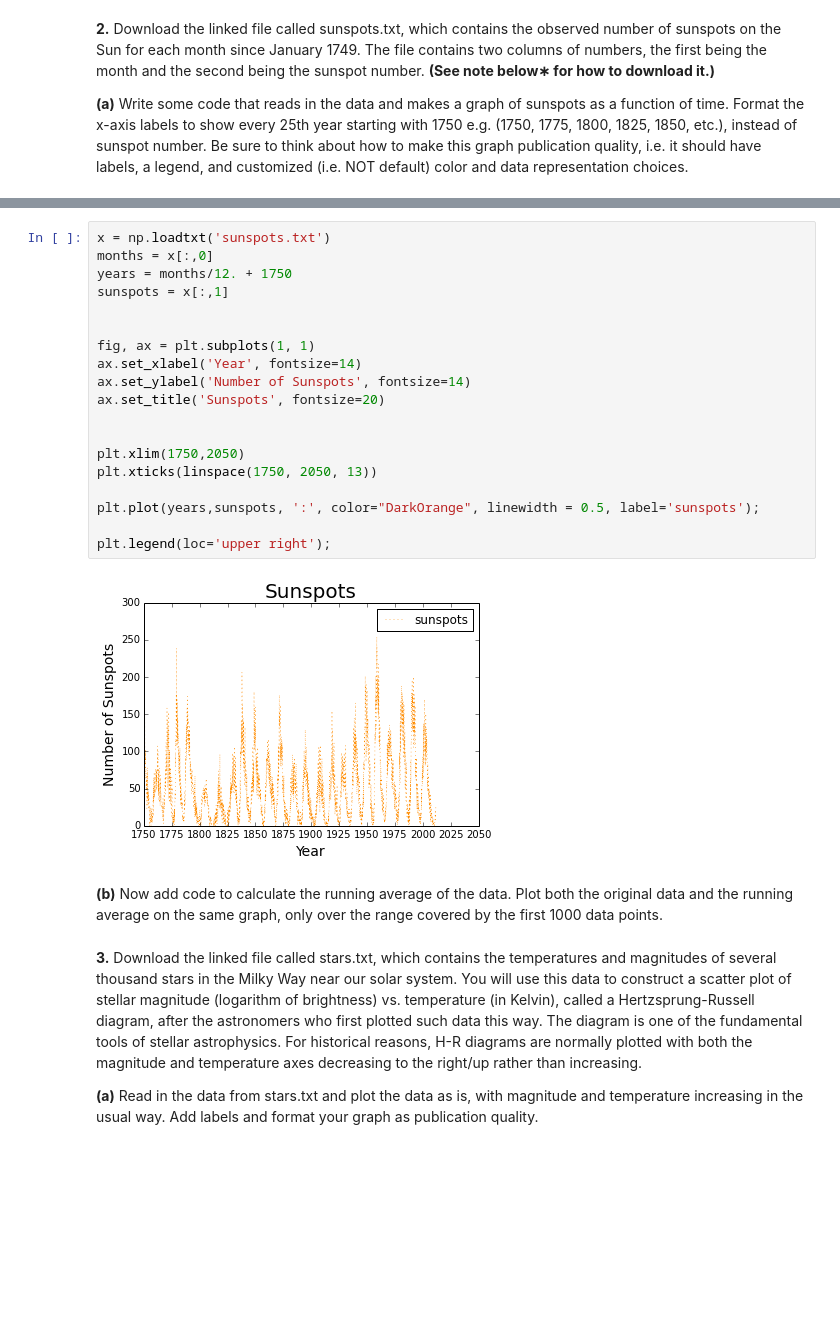
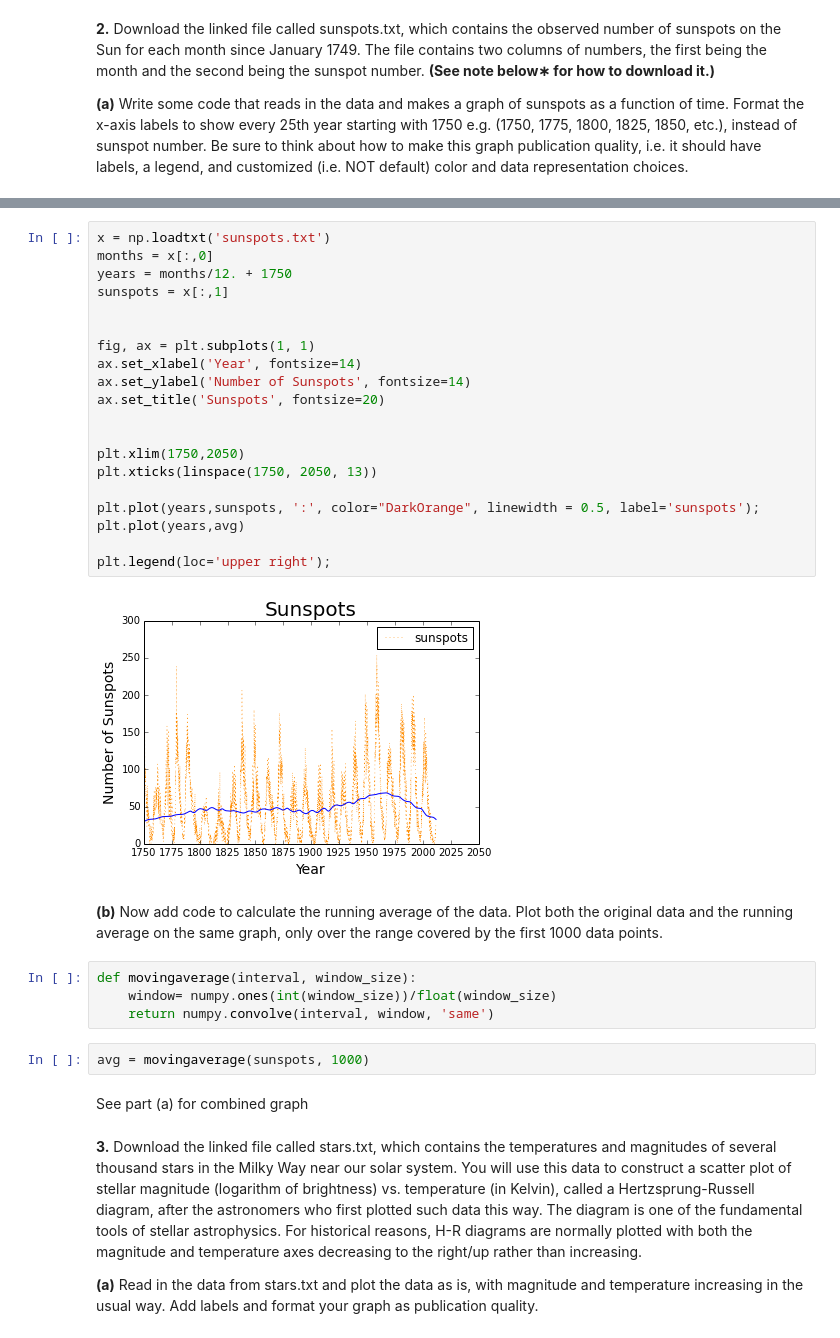
Before and after one commit to slewis06/PHYS202-S14, a Jupyter notebook: Graphics/GraphicsExercises.ipynb, the cells around one changed output, grey strips where cells are left out. Cells and saved outputs as stored; diff of their text form; blank space fills up the shorter version.

```diff
--- a/Graphics/GraphicsExercises.ipynb
+++ b/Graphics/GraphicsExercises.ipynb
@@ -58,26 +72,35 @@ plt.show()
 # %%
 x = np.loadtxt('sunspots.txt')
 months = x[:,0]
 years = months/12. + 1750
 sunspots = x[:,1]
 
 
 fig, ax = plt.subplots(1, 1)
 ax.set_xlabel('Year', fontsize=14)
 ax.set_ylabel('Number of Sunspots', fontsize=14)
 ax.set_title('Sunspots', fontsize=20)
 
 
 plt.xlim(1750,2050)
 plt.xticks(linspace(1750, 2050, 13))
 
 plt.plot(years,sunspots, ':', color="DarkOrange", linewidth = 0.5, label='sunspots');
+plt.plot(years,avg)
 
 plt.legend(loc='upper right');
 # %% [output]
-[figure, old version]
+[figure, new version]
 # %% [markdown]
 **(b)** Now add code to calculate the running average of the data. Plot both the original data and the running average on the same graph, only over the range covered by the first 1000 data points.
+# %%
+def movingaverage(interval, window_size):
+    window= numpy.ones(int(window_size))/float(window_size)
+    return numpy.convolve(interval, window, 'same')
+# %%
+avg = movingaverage(sunspots, 1000)
+# %% [markdown]
+See part (a) for combined graph
 # %% [markdown]
 **3.** Download the linked file called stars.txt, which contains the temperatures and magnitudes of several thousand stars in the Milky Way near our solar system. You will use this data to construct a scatter plot of stellar magnitude (logarithm of brightness) vs. temperature (in Kelvin), called a Hertzsprung-Russell diagram, after the astronomers who first plotted such data this way. The diagram is one of the fundamental tools of stellar astrophysics. For historical reasons, H-R diagrams are normally plotted with both the magnitude and temperature axes decreasing to the right/up rather than increasing.
 
```
Also changed, not shown: parts of 6 cells of this notebook, 2 other files.
